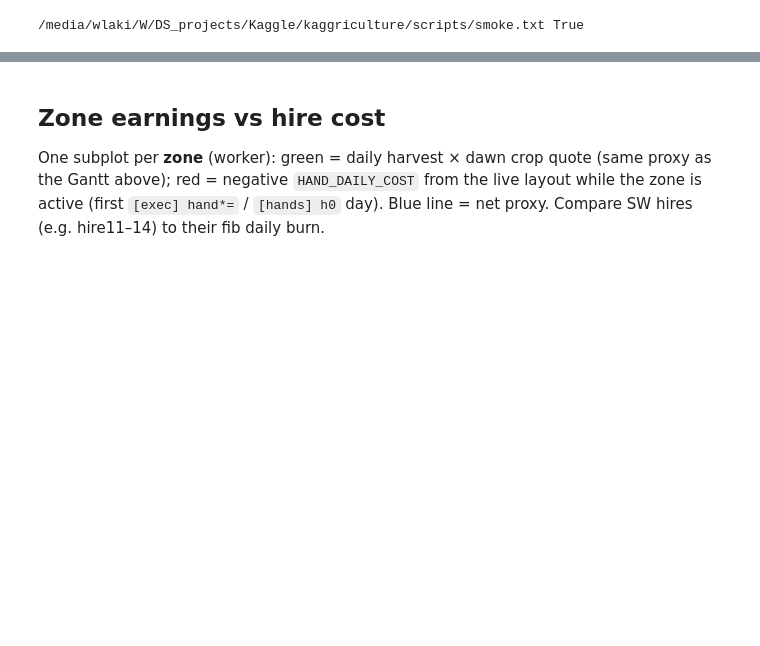
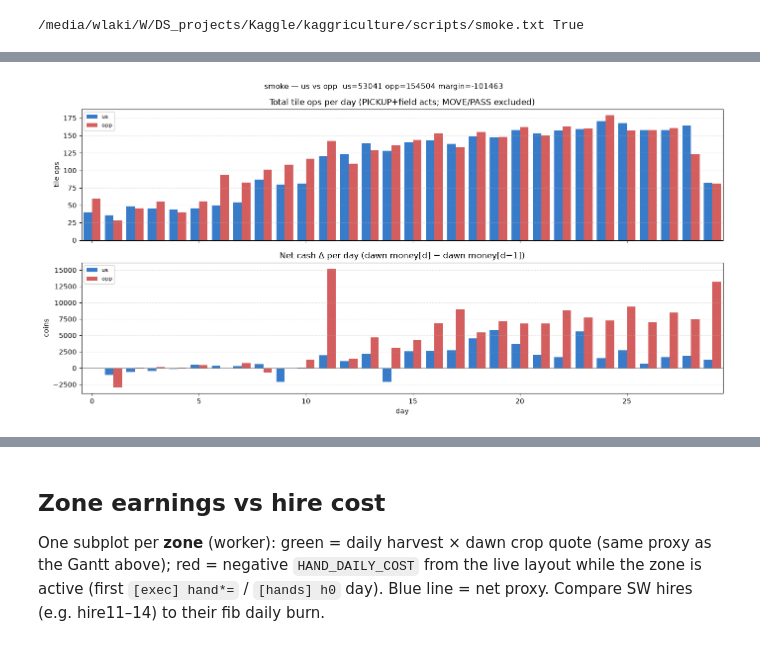
Before and after one commit to vlainic/kaggriculture, a Jupyter notebook: experiments/smoke_analysis.ipynb, the cells around one changed output, grey strips where cells are left out. Drawn from its saved outputs; the diff is of its cells as text; code cells hidden in the pictures; blank space fills up the shorter version.

```diff
--- a/experiments/smoke_analysis.ipynb
+++ b/experiments/smoke_analysis.ipynb
@@ -72,0 +80,4 @@ plot_earnings_by_day(report)
+# %%
+plot_us_vs_opp_daily(report)
+# %% [output]
+[figure, added]
```
Also changed, not shown: parts of 11 cells of this notebook, 9 other files.
